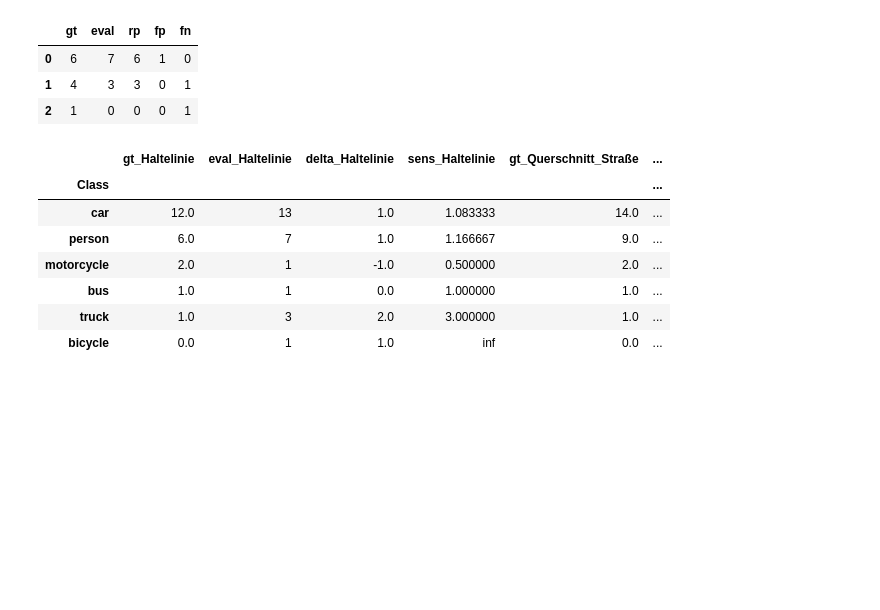
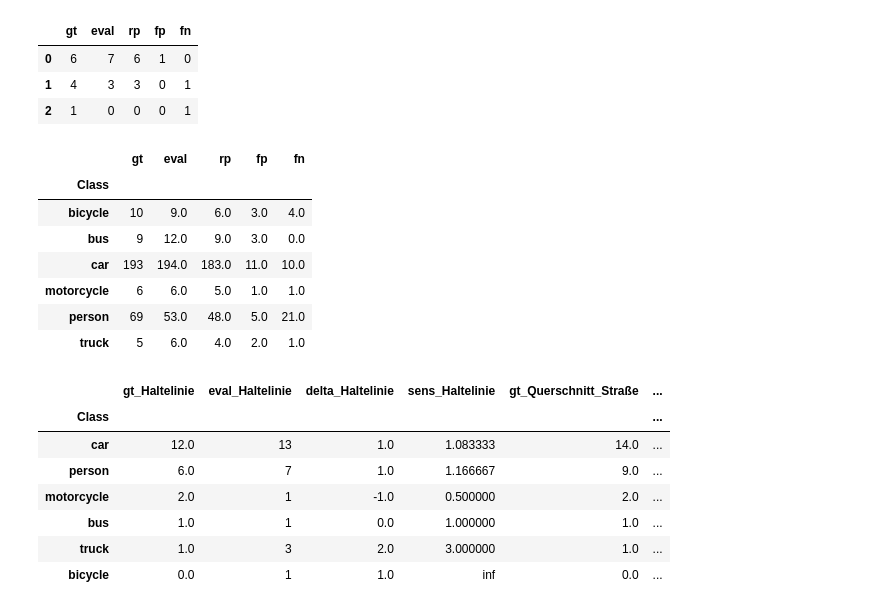
Before and after one commit to Sebastian-Gerken/hauptseminararbeit_genauigkeit_automatisierter_zahlungen_fuss_rad, a Jupyter notebook: auswertung.ipynb, the cells around one changed output. Drawn from its saved outputs; the diff is of its cells as text; code cells hidden in the pictures; blank space fills up the shorter version.

```diff
--- a/auswertung.ipynb
+++ b/auswertung.ipynb
@@ -167,32 +167,48 @@ df.rename( columns={0:"gt", 1:"eval"})
 # %%
 #Intervall einstellungen
 t_min = df_gt["DateTime"].min() #Min Zeit
 t_max = df_gt["DateTime"].max() + pd.Timedelta(seconds=1) #Max Zeit
-t_int = pd.Timedelta(minutes=5, seconds=0) #intervall
+t_int = pd.Timedelta(minutes=1, seconds=0) #intervall
 t_end = t_min
 
 for gate_index in enumerate(gates):
     index = gate_index[0] #holt sich den index aus gate_index series
     while t_end <=(t_max - t_int): #loopt alle Zeitintervalle
         t_start = t_end #setzt intervall grenzen
         t_end = t_start + t_int
         df1 = get_df_range(df_gt,t_start,t_end) #Filtert Spalten nach Zeitgrenzen
         df2 = get_df_range(df_eval, t_start, t_end)
         df1 = get_value_counts(df1, gates, index) #Summen für Class nach gateindex
         df2 = get_value_counts(df2, gates, index)
-        if index == 0:
-            df_merged = pd.concat([df1, df2], axis=1) #setzt series zusammen
-        else:
-            df_merged = pd.concat([df_merged, df1, df2], axis=1)
-        df_merged = df_merged.fillna(0) #setzt na Werte auf 0
-        df_merged[ "rp_" + gate_index[1]] = df_merged.apply(lambda row: row.min(), axis=1)
-        df_merged
-        break
+        df1 = df1.reset_index().rename(columns={"index": "Class", 0: "gt"})
+        df2 = df2.reset_index().rename(columns={"index": "Class", 0: "eval"})
+        #setzt series zusammen
+        df_merged = pd.merge(df1, df2, on = "Class", how = "left")
+        df_merged = df_merged.fillna(0)
+        df_merged["rp"] = df_merged.apply(lambda row: get_right_positive(row, ["gt", "eval"]), axis=1)
+        df_merged["fp"] = df_merged.apply(lambda row: get_false_positive(row, "gt", "eval"), axis=1)
+        df_merged["fn"] = df_merged.apply(lambda row: get_false_negative(row, "gt", "eval"), axis=1)
+        df_merged["t_start"] = t_start.strftime("%H:%M:%S")
+        df_merged["t_end"] = t_end.strftime("%H:%M:%S")
+        if t_end == t_min + t_int:
+            df_merged2 = df_merged
+        df_merged2 = pd.concat([df_merged2, df_merged], ignore_index = False)
+
     break
     df_merged[ "sens_" + gate_index[1]] = df_merged[1] / df_merged[0]
     df_merged = df_merged.rename( columns={0: "gt_" + gate_index[1], 1: "eval_" + gate_index[1] } )
-filestring = t_start.strftime("%H_%M_%S") + "-" + str(t_end.strftime("%H_%M_%S")) + ".csv"
-df_merged.to_csv( filestring, sep= ";", encoding= "utf-8")
+#filestring = t_start.strftime("%H_%M_%S") + "-" + str(t_end.strftime("%H_%M_%S")) + ".csv"
+#df_merged.to_csv( filestring, sep= ";", encoding= "utf-8")
+df_merged2.groupby(by="Class").sum(numeric_only=True)
+# %% [output]
+|  | gt | eval | rp | fp | fn |
+| Class |  |  |  |  |  |
+| bicycle | 10 | 9.0 | 6.0 | 3.0 | 4.0 |
+| bus | 9 | 12.0 | 9.0 | 3.0 | 0.0 |
+| car | 193 | 194.0 | 183.0 | 11.0 | 10.0 |
+| motorcycle | 6 | 6.0 | 5.0 | 1.0 | 1.0 |
+| person | 69 | 53.0 | 48.0 | 5.0 | 21.0 |
+| truck | 5 | 6.0 | 4.0 | 2.0 | 1.0 |
 # %%
 for gate_index in enumerate(gates):
     index = gate_index[0]
```
Also changed, not shown: parts of 1 cell of this notebook, 2 other files.
